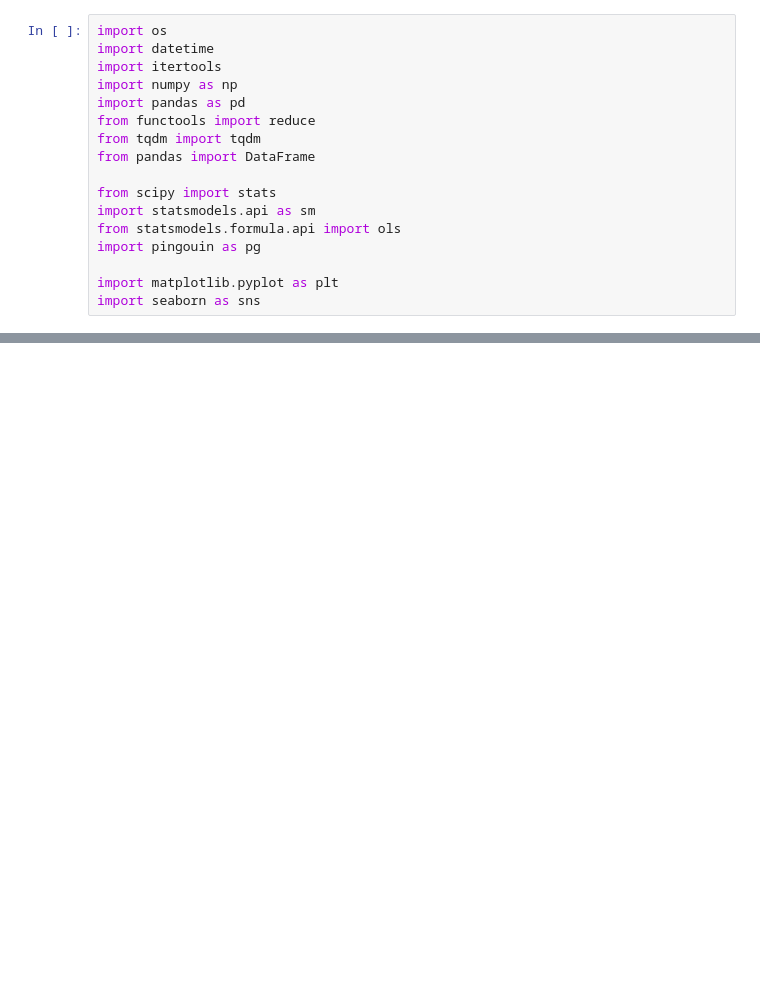
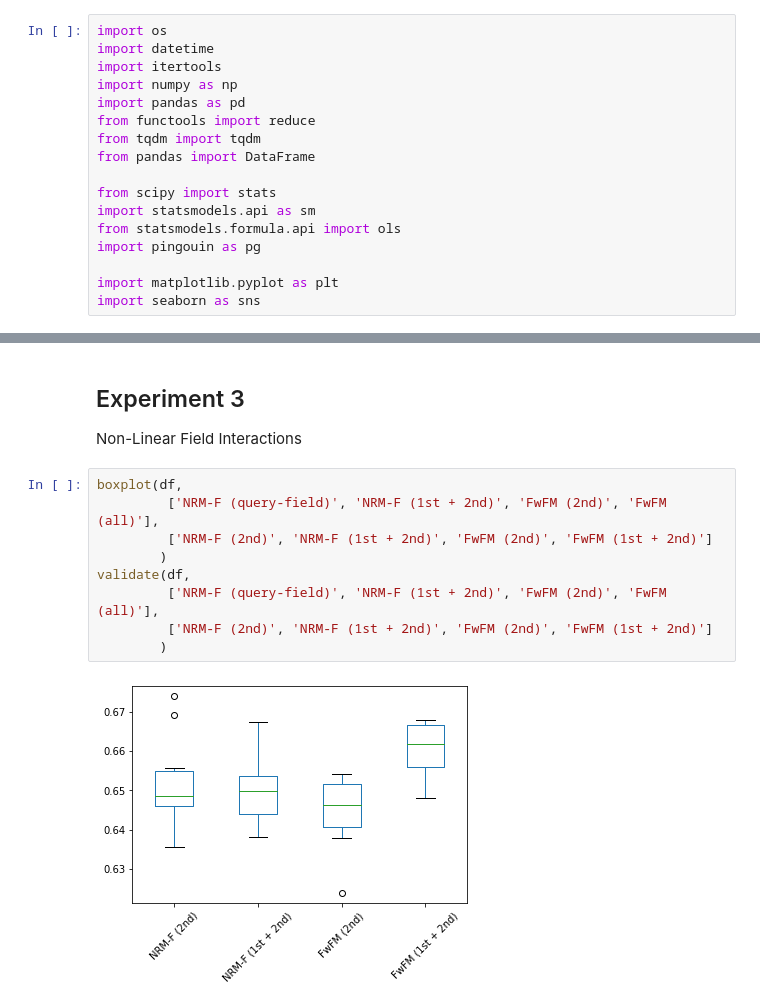
Before and after one commit to rejasupotaro/feature-interactions-in-document-ranking, a Jupyter notebook: notebooks/validation_cookpad.ipynb, the cells around one changed output, grey strips where cells are left out. Saved outputs shown, nothing was run; the diff lists cells and outputs as text; blank space fills up the shorter version.

```diff
--- a/notebooks/validation_cookpad.ipynb
+++ b/notebooks/validation_cookpad.ipynb
@@ -200,0 +151,15 @@ treatments  ndcg (fwfm_all)          ndcg (fwfm_selected)  False     True
+# %% [markdown]
+## Experiment 3
+
+Non-Linear Field Interactions
+# %%
+boxplot(df,
+         ['NRM-F (query-field)', 'NRM-F (1st + 2nd)', 'FwFM (2nd)', 'FwFM (all)'],
+         ['NRM-F (2nd)', 'NRM-F (1st + 2nd)', 'FwFM (2nd)', 'FwFM (1st + 2nd)']
+        )
+validate(df,
+         ['NRM-F (query-field)', 'NRM-F (1st + 2nd)', 'FwFM (2nd)', 'FwFM (all)'],
+         ['NRM-F (2nd)', 'NRM-F (1st + 2nd)', 'FwFM (2nd)', 'FwFM (1st + 2nd)']
+        )
+# %% [output]
+[figure, added]
```
Also changed, not shown: parts of 14 cells of this notebook.
